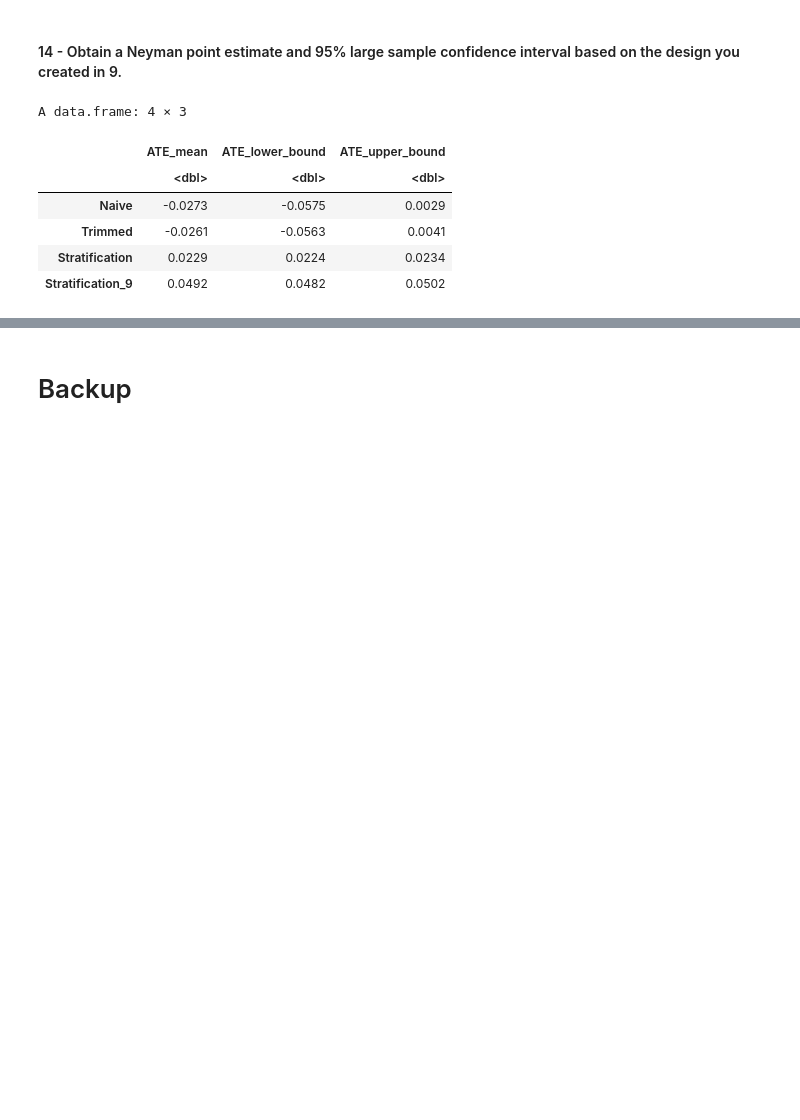
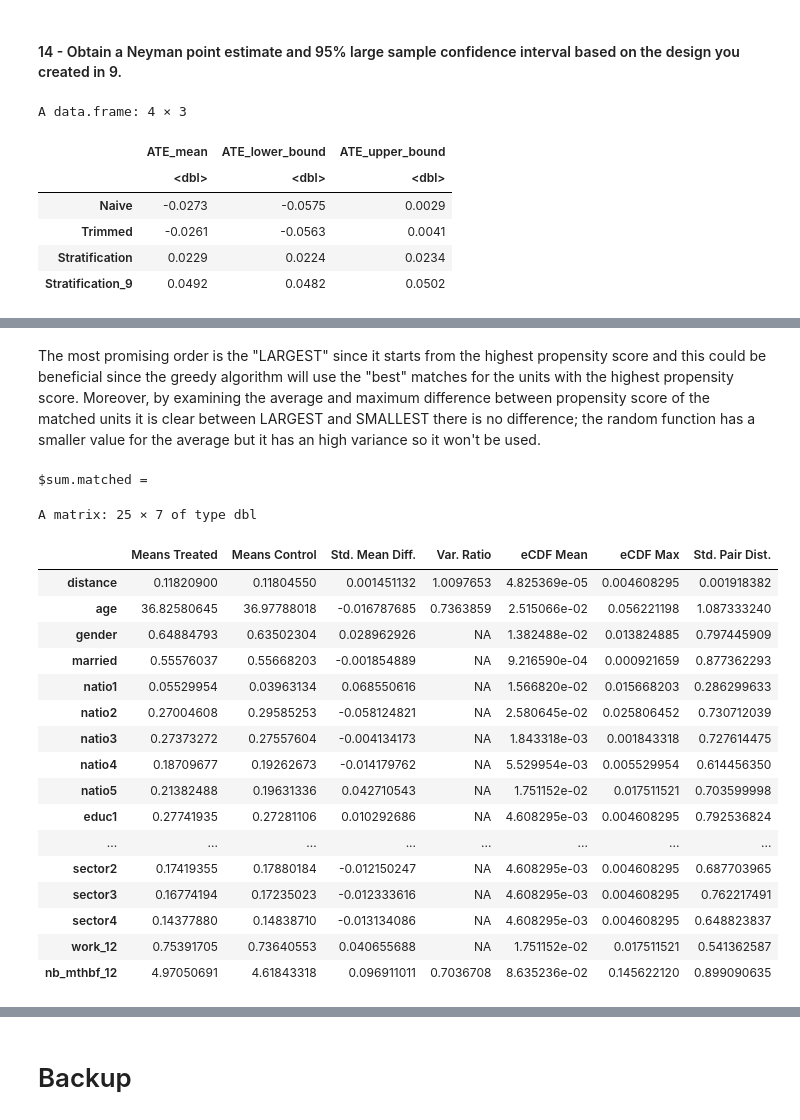
Before and after one commit to peppusnight/BayesianInference, a Jupyter notebook: Assignment_Mealli/Luxembourg_Training_Program.ipynb, the cells around one changed output, grey strips where cells are left out. Saved outputs shown, nothing was run; the diff lists cells and outputs as text; code cells hidden in the pictures; blank space fills up the shorter version.

```diff
--- a/Assignment_Mealli/Luxembourg_Training_Program.ipynb
+++ b/Assignment_Mealli/Luxembourg_Training_Program.ipynb
@@ -636,0 +686,24 @@ A data.frame: 4 × 3
+# %% [markdown]
+The most promising order is the "LARGEST" since it starts from the highest propensity score and this could be beneficial since the greedy algorithm will use the "best" matches for the units with the highest propensity score. Moreover, by examining the average and maximum difference between propensity score of the matched units it is clear between LARGEST and SMALLEST there is no difference; the random function has a smaller value for the average but it has an high variance so it won't be used.
+# %%
+summary(m_nn_L)[4]
+# %% [output]
+$sum.matched =
+A matrix: 25 × 7 of type dbl
+|  | Means Treated | Means Control | Std. Mean Diff. | Var. Ratio | eCDF Mean | eCDF Max | Std. Pair Dist. |
+| distance | 0.11820900 | 0.11804550 | 0.001451132 | 1.0097653 | 4.825369e-05 | 0.004608295 | 0.001918382 |
+| age | 36.82580645 | 36.97788018 | -0.016787685 | 0.7363859 | 2.515066e-02 | 0.056221198 | 1.087333240 |
+| gender | 0.64884793 | 0.63502304 | 0.028962926 | NA | 1.382488e-02 | 0.013824885 | 0.797445909 |
+| married | 0.55576037 | 0.55668203 | -0.001854889 | NA | 9.216590e-04 | 0.000921659 | 0.877362293 |
+| natio1 | 0.05529954 | 0.03963134 | 0.068550616 | NA | 1.566820e-02 | 0.015668203 | 0.286299633 |
+| natio2 | 0.27004608 | 0.29585253 | -0.058124821 | NA | 2.580645e-02 | 0.025806452 | 0.730712039 |
+| natio3 | 0.27373272 | 0.27557604 | -0.004134173 | NA | 1.843318e-03 | 0.001843318 | 0.727614475 |
+| natio4 | 0.18709677 | 0.19262673 | -0.014179762 | NA | 5.529954e-03 | 0.005529954 | 0.614456350 |
+| natio5 | 0.21382488 | 0.19631336 | 0.042710543 | NA | 1.751152e-02 | 0.017511521 | 0.703599998 |
+| educ1 | 0.27741935 | 0.27281106 | 0.010292686 | NA | 4.608295e-03 | 0.004608295 | 0.792536824 |
+| ... | ... | ... | ... | ... | ... | ... | ... |
+| sector2 | 0.17419355 | 0.17880184 | -0.012150247 | NA | 4.608295e-03 | 0.004608295 | 0.687703965 |
+| sector3 | 0.16774194 | 0.17235023 | -0.012333616 | NA | 4.608295e-03 | 0.004608295 | 0.762217491 |
+| sector4 | 0.14377880 | 0.14838710 | -0.013134086 | NA | 4.608295e-03 | 0.004608295 | 0.648823837 |
+| work_12 | 0.75391705 | 0.73640553 | 0.040655688 | NA | 1.751152e-02 | 0.017511521 | 0.541362587 |
+| nb_mthbf_12 | 4.97050691 | 4.61843318 | 0.096911011 | 0.7036708 | 8.635236e-02 | 0.145622120 | 0.899090635 |
```
Also changed, not shown: parts of 32 cells of this notebook.
